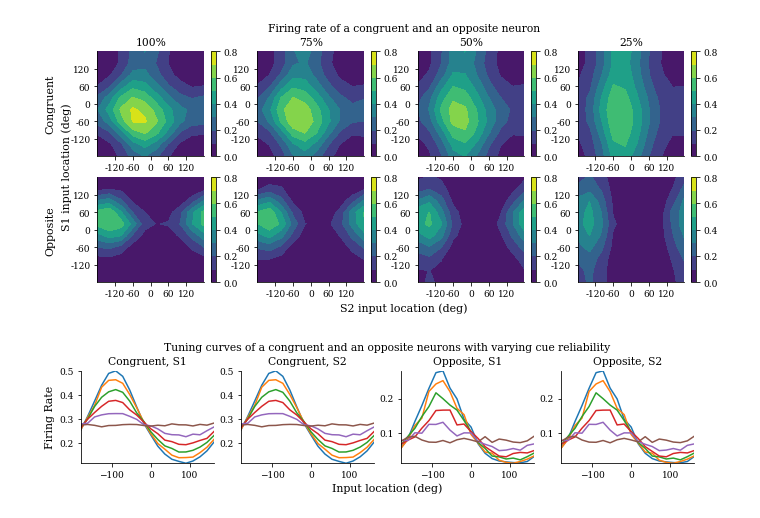
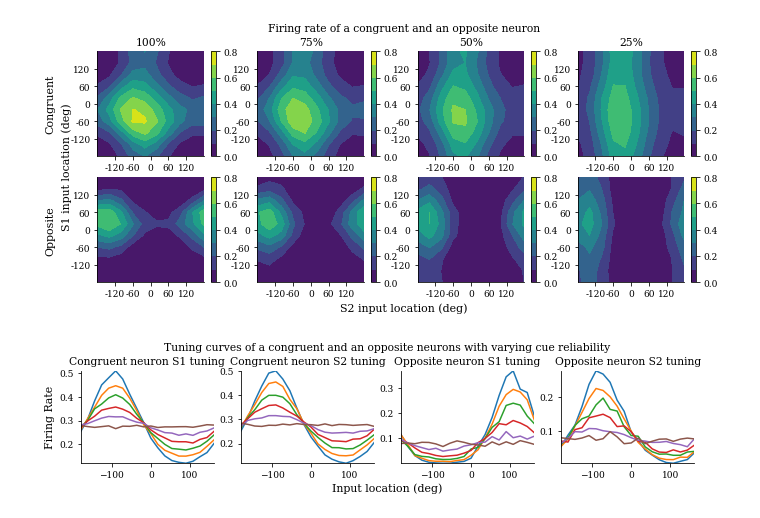
Before and after one commit to hchau630/opposite-neurons, a Jupyter notebook: Opposite_neurons_paper.ipynb, the cells around one changed output. Saved outputs shown, nothing was run; the diff lists cells and outputs as text; code cells hidden in the pictures.

Commit message:
Changed reliability encoding and some plot formatting in Opposite_neurons_paper.ipynb and Opposite_neurons.ipynb.

```diff
--- a/Opposite_neurons_paper.ipynb
+++ b/Opposite_neurons_paper.ipynb
@@ -526,7 +526,9 @@ def simulate(R1, a1_in, R2, a2_in):
     s2 = np.repeat(np.deg2rad(s_), N_repeats)
 
     # Convert stimulus location to firing rate
-    lamb = lambda s, R, a: lambda theta_j: np.exp(-3.0)*i0(3.0)/i0(a)*np.exp(a*np.cos(s-theta_j))
+    const = np.exp(-3.0)*i0(3.0)*2*np.pi
+    baseline = lambda R, a: (1-R) * const / (2*np.pi)
+    lamb = lambda s, R, a: lambda theta_j: R*const/(2*np.pi*i0(a))*np.exp(a*np.cos(s-theta_j)) + baseline(R, a)
     r_in = lambda s, R, a: np.maximum(lamb(s,R,a)(thetas) + np.sqrt(F*lamb(s,R,a)(thetas))*np.random.normal(size=N), np.zeros(len(thetas)))
     r1_in = np.array([r_in(s1[i], R1, a1_in) for i in range(n)] + [np.zeros(N)])
     r2_in = np.array([r_in(s2[i], R2, a2_in) for i in range(n)] + [np.zeros(N)])
@@ -568,17 +570,17 @@ def simulate(R1, a1_in, R2, a2_in):
     t, ys, r1_in_save, r2_in_save, all_rs = Newton(dydt, y0, ts, save_ts, progress=False)
 
     N_cut = int(len(all_rs[0])/2)
-    all_rc, all_ro = np.array(all_rs)[:,N_cut+1::N_repeats]
+    all_rc, all_ro = np.array(all_rs)[:,N_cut+1::N_repeats] # all_rs: 1st index - congruent/opposite, 2nd index - time, 3rd index - neuron #
     return (all_rc, all_ro, N_stim)
 
 R1, R2 = 1.0, 1.0
 a1_in, a2_in = 1.5, 1.5
 # Compute S1 tuning curves
-all_rc, all_ro, N_stim = simulate(R1, a1_in, R2, 0.0)
+all_rc, all_ro, N_stim = simulate(R1, a1_in, 0.0, a2_in)
 tcs1_c = all_rc.T
 tcs1_o = all_ro.T
 # Compute S2 tuning curves
-all_rc, all_ro, N_stim = simulate(R1, 0.0, R2, a2_in)
+all_rc, all_ro, N_stim = simulate(0.0, a1_in, R2, a2_in)
 tcs2_c = all_rc.T
 tcs2_o = all_ro.T
 # Compute S1 + S2 tuning curves
@@ -676,7 +679,9 @@ ts = np.linspace(0.0, T, num=n, endpoint=False) # depends on n
 save_ts = np.linspace(0.0, T, num=int(T/save_time)+1) # depends on ts
 
 # Convert stimulus location to firing rate
-lamb = lambda s, R, a: lambda theta_j: R*np.exp(-3.0)*i0(3.0)/i0(a)*np.exp(a*np.cos(s-theta_j)) # von Mises distribution of mean firing rate
+const = np.exp(-3.0)*i0(3.0)*2*np.pi
+baseline = lambda R, a: (1-R) * const / (2*np.pi)
+lamb = lambda s, R, a: lambda theta_j: R*const/(2*np.pi*i0(a))*np.exp(a*np.cos(s-theta_j)) + baseline(R, a)
 r_in = lambda s, R, a: np.maximum(lamb(s,R,a)(thetas) + np.sqrt(F*lamb(s,R,a)(thetas))*np.random.normal(size=N), np.zeros(len(thetas)))
 
 # Set up recurrent connections
@@ -694,7 +699,7 @@ results = np.zeros((len(reliability), num, num, 2, N))
 for i in range(len(reliability)):
     for j in range(len(s1_loc)):
         for k in range(len(s2_loc)):
-            r1_in = np.array([r_in(s1_loc[j], R1, a1_in*reliability[i]) for _ in range(n)] + [np.zeros(N)])
+            r1_in = np.array([r_in(s1_loc[j], R1*reliability[i], a1_in) for _ in range(n)] + [np.zeros(N)])
             r2_in = np.array([r_in(s2_loc[k], R2, a2_in) for _ in range(n)] + [np.zeros(N)])
 
             # Initialize model
@@ -803,7 +808,9 @@ ts = np.linspace(0.0, T, num=n, endpoint=False) # depends on n
 save_ts = np.linspace(0.0, T, num=int(T/save_time)+1) # depends on ts
 
 # Convert stimulus location to firing rate
-lamb = lambda s, R, a: lambda theta_j: R*np.exp(-3.0)*i0(3.0)/i0(a)*np.exp(a*np.cos(s-theta_j)) # von Mises distribution of mean firing rate
+const = np.exp(-3.0)*i0(3.0)*2*np.pi
+baseline = lambda R, a: (1-R) * const / (2*np.pi)
+lamb = lambda s, R, a: lambda theta_j: R*const/(2*np.pi*i0(a))*np.exp(a*np.cos(s-theta_j)) + baseline(R, a)
 r_in = lambda s, R, a: np.maximum(lamb(s,R,a)(thetas) + np.sqrt(F*lamb(s,R,a)(thetas))*np.random.normal(size=N), np.zeros(len(thetas)))
 
 # Set up recurrent connections
@@ -820,8 +827,8 @@ s1_loc = np.linspace(-np.pi, np.pi, num=num, endpoint=False)
 results = np.zeros((len(reliability), num, 2, N))
 for i in range(len(reliability)):
     for j in range(len(s1_loc)):
-        r1_in = np.array([r_in(s1_loc[j], R1, a1_in*reliability[i]) for _ in range(n)] + [np.zeros(N)])
-        r2_in = np.array([r_in(s1_loc[j], R2, a2_in*reliability2[i]) for _ in range(n)] + [np.zeros(N)])
+        r1_in = np.array([r_in(s1_loc[j], R1*reliability[i], a1_in) for _ in range(n)] + [np.zeros(N)])
+        r2_in = np.array([r_in(s1_loc[j], R2*reliability2[i], a2_in) for _ in range(n)] + [np.zeros(N)])
 
         # Initialize model
         w0 = np.concatenate((wc1f.flatten(), wc2f.flatten(), wo1f.flatten(), wo2f.flatten()))
@@ -858,26 +865,26 @@ for i in range(len(reliability)):
 # %%
 neuron = 155
 set_style(ymargin=0.0)
 fig, axes = plt.subplots(1,4,figsize=(cplt.set_size("nips")[0]*2, cplt.set_size("nips")[1]*0.5))
 x = np.linspace(-180.0, 180.0, num=len(s1_loc), endpoint=False)
 k = int(len(reliability)/2)
-titles = ["Congruent, S1", "Congruent, S2", "Opposite, S1", "Opposite, S2"]
+titles = ["Congruent neuron S1 tuning", "Congruent neuron S2 tuning", "Opposite neuron S1 tuning", "Opposite neuron S2 tuning"]
 for i in range(k):
     axes[0].plot(x, results[i,:,0,neuron], label=str(reliability[i]))
     axes[2].plot(x, results[i,:,1,neuron], label=str(reliability[i]))
 for i in range(k, k*2):
     axes[1].plot(x, results[i,:,0,neuron], label=str(reliability2[i]))
     axes[3].plot(x, results[i,:,1,neuron], label=str(reliability2[i]))
 # plt.legend()
 for i in range(4):
     axes[i].set_title(titles[i])
 fig.add_subplot(111, frameon=False)
 plt.title("Tuning curves of a congruent and an opposite neurons with varying cue reliability", pad=20)
 # hide tick and tick label of the big axis
 plt.tick_params(labelcolor='none', top=False, bottom=False, left=False, right=False)
 plt.xlabel("Input location (deg)")
 plt.ylabel("Firing Rate")
 # cplt.savefig("Manuscript/Figures/Unimodal_reliability.pdf")
 plt.show()
 # %% [output]
-[figure, old version]
+[figure, new version]
```
Also changed, not shown: parts of 2 cells of this notebook.
